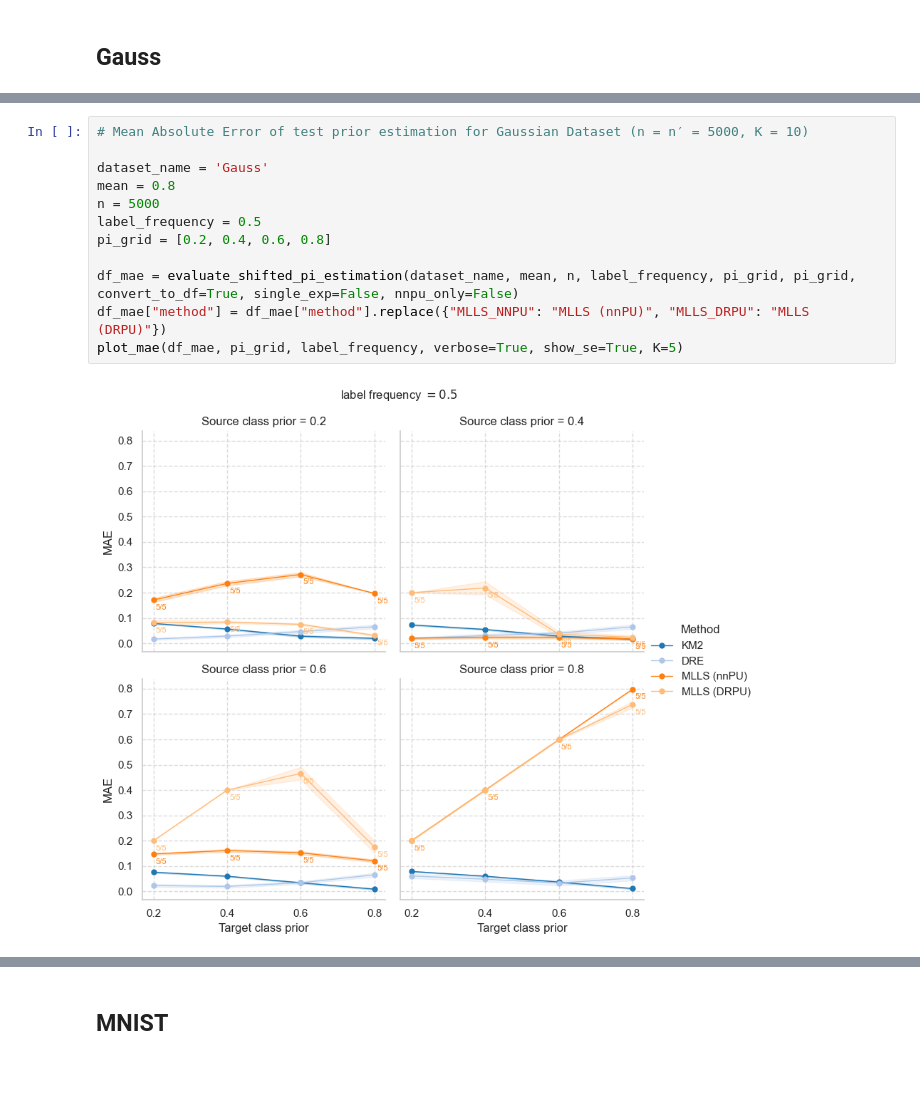
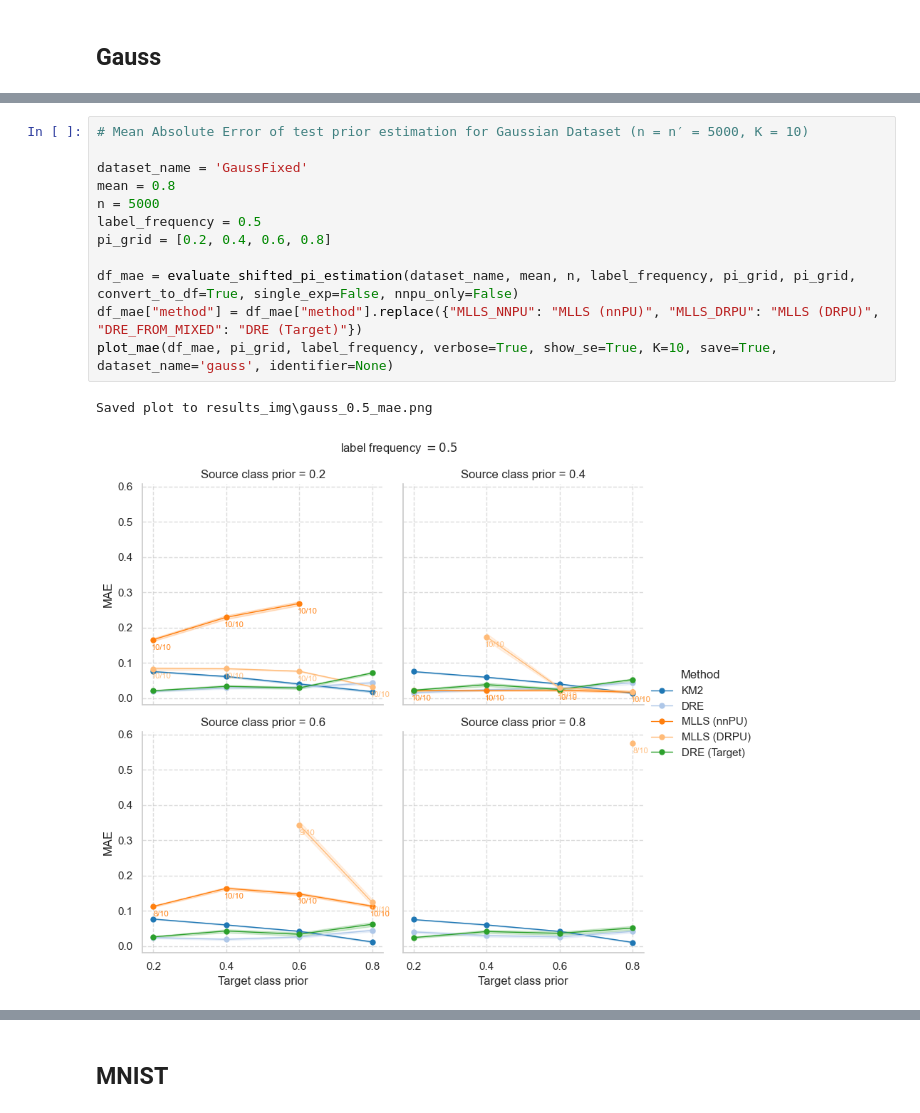
Before and after one commit to izabelatelejko/2026-PULS-Master, a Jupyter notebook: evaluation.ipynb, the cells around one changed output, grey strips where cells are left out. Drawn from its saved outputs; the diff is of its cells as text; blank space fills up the shorter version.

```diff
--- a/evaluation.ipynb
+++ b/evaluation.ipynb
@@ -104,14 +110,15 @@ plot_metric(df_metric, 'Accuracy', pi_grid, label_frequency, verbose=True, show_
 # %%
 # Mean Absolute Error of test prior estimation for Gaussian Dataset (n = n′ = 5000, K = 10)
 
-dataset_name = 'Gauss'
+dataset_name = 'GaussFixed'
 mean = 0.8
 n = 5000
 label_frequency = 0.5
 pi_grid = [0.2, 0.4, 0.6, 0.8]
 
 df_mae = evaluate_shifted_pi_estimation(dataset_name, mean, n, label_frequency, pi_grid, pi_grid, convert_to_df=True, single_exp=False, nnpu_only=False)
-df_mae["method"] = df_mae["method"].replace({"MLLS_NNPU": "MLLS (nnPU)", "MLLS_DRPU": "MLLS (DRPU)"})
-plot_mae(df_mae, pi_grid, label_frequency, verbose=True, show_se=True, K=5)
+df_mae["method"] = df_mae["method"].replace({"MLLS_NNPU": "MLLS (nnPU)", "MLLS_DRPU": "MLLS (DRPU)", "DRE_FROM_MIXED": "DRE (Target)"})
+plot_mae(df_mae, pi_grid, label_frequency, verbose=True, show_se=True, K=10, save=True, dataset_name='gauss', identifier=None)
 # %% [output]
+Saved plot to results_img\gauss_0.5_mae.png
-[figure, old version]
+[figure, new version]
```
Also changed, not shown: parts of 11 cells of this notebook, 4 other files.
